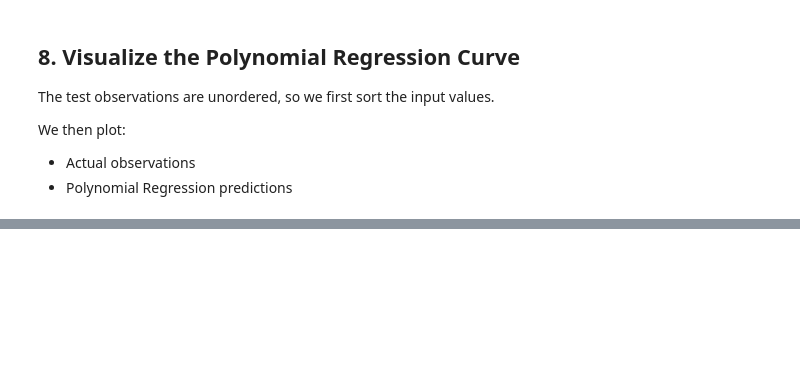
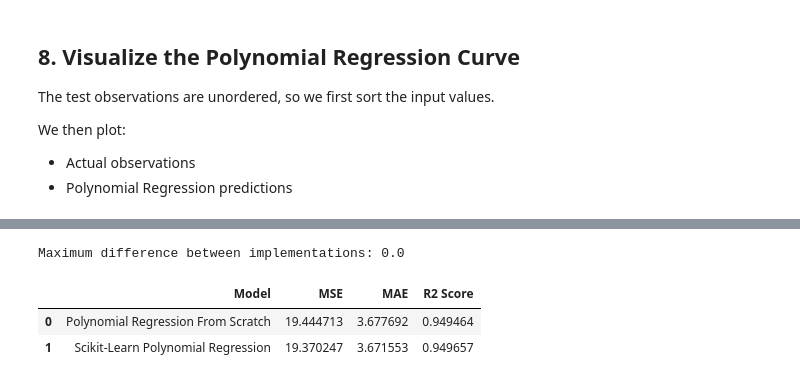
Before and after one commit to AHMAD-ALI5/machine-learning-from-scratch, a Jupyter notebook: machine-learning-from-scratch/regression/polynomial regression.ipynb, the cells around one changed output, grey strips where cells are left out. Saved outputs shown, nothing was run; the diff lists cells and outputs as text; code cells hidden in the pictures; blank space fills up the shorter version.

```diff
--- a/machine-learning-from-scratch/regression/polynomial regression.ipynb
+++ b/machine-learning-from-scratch/regression/polynomial regression.ipynb
@@ -516,0 +626,80 @@ We then plot:
+# %%
+print(
+    "Maximum difference between implementations:",
+    np.max(
+        np.abs(
+            X_train_poly -
+            X_train_poly_sklearn
+        )
+    )
+)
+# %% [output]
+Maximum difference between implementations: 0.0
+# %%
+sklearn_model = LinearRegression()
+
+sklearn_model.fit(
+    X_train_poly_sklearn,
+    y_train
+)
+
+sklearn_predictions = sklearn_model.predict(
+    X_test_poly_sklearn
+)
+# %%
+scratch_mse = mean_squared_error(
+    y_test,
+    y_pred
+)
+
+scratch_mae = mean_absolute_error(
+    y_test,
+    y_pred
+)
+
+scratch_r2 = r2_score(
+    y_test,
+    y_pred
+)
+
+
+sklearn_mse = mean_squared_error(
+    y_test,
+    sklearn_predictions
+)
+
+sklearn_mae = mean_absolute_error(
+    y_test,
+    sklearn_predictions
+)
+
+sklearn_r2 = r2_score(
+    y_test,
+    sklearn_predictions
+)
+
+
+comparison = pd.DataFrame({
+    "Model": [
+        "Polynomial Regression From Scratch",
+        "Scikit-Learn Polynomial Regression"
+    ],
+    "MSE": [
+        scratch_mse,
+        sklearn_mse
+    ],
+    "MAE": [
+        scratch_mae,
+        sklearn_mae
+    ],
+    "R2 Score": [
+        scratch_r2,
+        sklearn_r2
+    ]
+})
+
+comparison
+# %% [output]
+|  | Model | MSE | MAE | R2 Score |
+| 0 | Polynomial Regression From Scratch | 19.444713 | 3.677692 | 0.949464 |
+| 1 | Scikit-Learn Polynomial Regression | 19.370247 | 3.671553 | 0.949657 |
```
Also changed, not shown: parts of 7 cells of this notebook.
